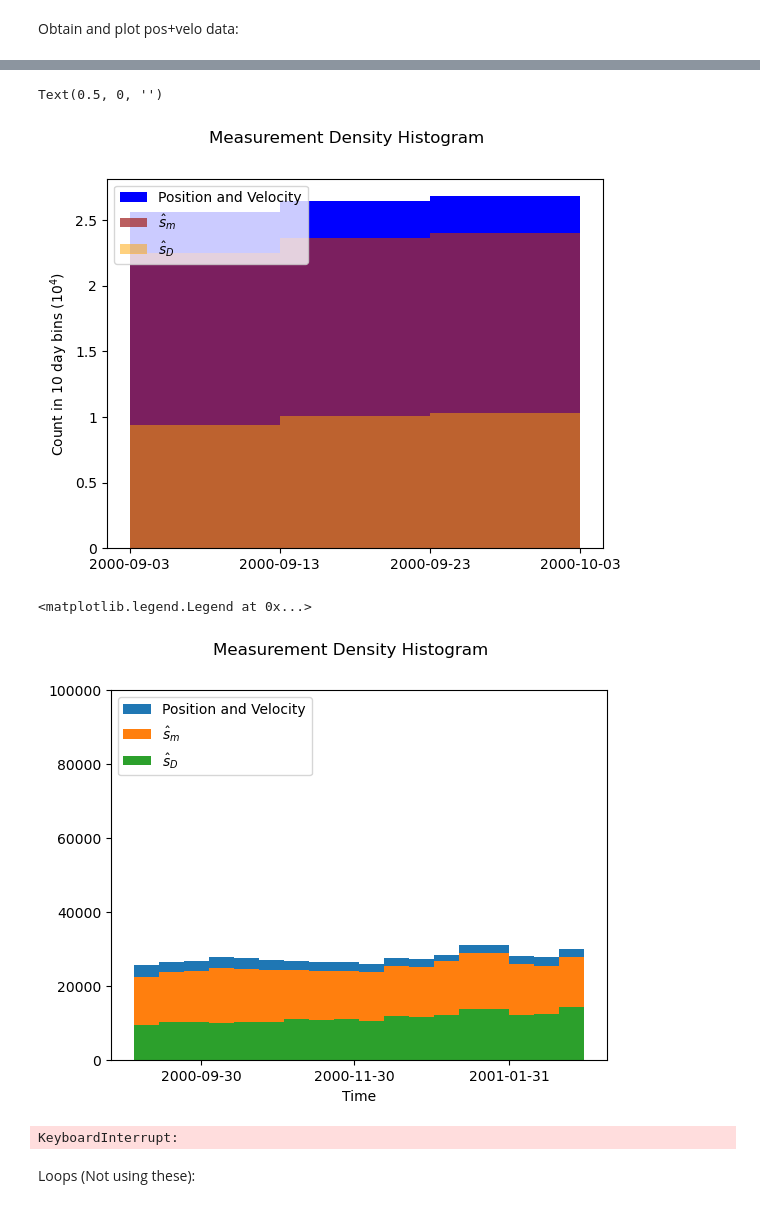
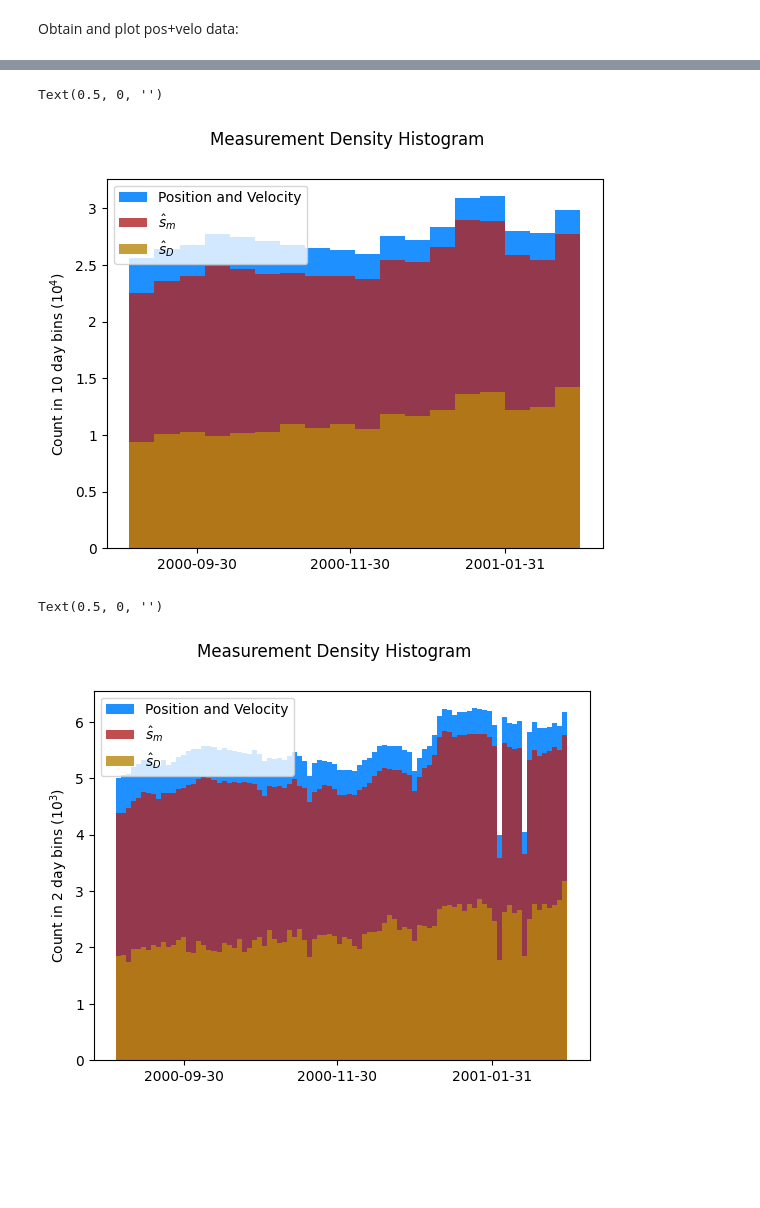
Before and after one commit to Eli8131/First_Project_SE, a Jupyter notebook: Histogram.ipynb, the cells around one changed output, grey strips where cells are left out. Saved outputs shown, nothing was run; the diff lists cells and outputs as text; code cells hidden in the pictures; blank space fills up the shorter version.

```diff
--- a/Histogram.ipynb
+++ b/Histogram.ipynb
@@ -51,5 +49,5 @@ Data variables: (12/53)
 Obtain and plot SST Data:
 # %%
 bin1 = '2000-09-03'
-bin2 = '2000-10-03'
+bin2 = '2001-03-03'
 # %%
@@ -129,11 +111,11 @@ dvn = data_subset_vn['time'].plot.hist(xticks = xticks, bins = bins, label = "Po
 # %%
-xticks = pd.date_range(bin1, bin2, freq= "10D") # xticks
+xticks = pd.date_range(bin1, bin2, freq= "2M") # xticks
 fig = plt.figure()
 ax = fig.add_subplot()
 bins = pd.date_range(bin1, bin2, freq= "10D")  # 10 day bins
-n, bins, patches = data_subset_vn['time'].plot.hist(xticks = xticks, bins = bins, label = "Position and Velocity", color = "blue")
-n1, bins1, patches1 = data_subset_sst['time'].plot.hist(xticks = xticks, bins = bins, label = "$\hat{s}$$_{m}$", color = "brown", alpha = 0.75)
-n2, bins2, batches2 = data_subset_sst2['time'].plot.hist(xticks = xticks, bins = bins, label = "$\hat{s}$$_{D}$", color = "orange", alpha = 0.5)
+data_subset_vn['time'].plot.hist(xticks = xticks, bins = bins, label = "Position and Velocity", color = "dodgerblue")
+data_subset_sst['time'].plot.hist(xticks = xticks, bins = bins, label = "$\hat{s}$$_{m}$", color = "firebrick", alpha = 0.8)
+data_subset_sst2['time'].plot.hist(xticks = xticks, bins = bins, label = "$\hat{s}$$_{D}$", color = "darkgoldenrod", alpha = 0.8)
 scale_y = 1e4
 ticks_y = ticker.FuncFormatter(lambda x, pos: '{0:g}'.format(x/scale_y)) # scale y-axis
 ax.yaxis.set_major_formatter(ticks_y)
@@ -143,23 +125,22 @@ ax.set_ylabel("Count in 10 day bins (10$^4$)")
 ax.set_xlabel("")
 # %% [output]
 Text(0.5, 0, '')
-[figure, old version]
+[figure, new version]
 # %%
-xticks = pd.date_range(bin1, bin2, freq= "2M") #
-bins = pd.date_range(bin1, bin2, freq= "10D")  # 10 day bins
-n, bins, patches = data_subset_vn['time'].plot.hist(xticks = xticks, bins = bins, label = "Position and Velocity")
-n1, bins1, patches1 = data_subset_sst['time'].plot.hist(xticks = xticks, bins = bins, label = "$\hat{s}$$_{m}$")
-n2, bins2, batches2 = data_subset_sst2['time'].plot.hist(xticks = xticks, bins = bins, label = "$\hat{s}$$_{D}$")
+xticks = pd.date_range(bin1, bin2, freq= "2M") # xticks
+fig = plt.figure()
+ax = fig.add_subplot()
+bins = pd.date_range(bin1, bin2, freq= "2D")  # 10 day bins
+data_subset_vn['time'].plot.hist(xticks = xticks, bins = bins, label = "Position and Velocity", color = "dodgerblue")
+data_subset_sst['time'].plot.hist(xticks = xticks, bins = bins, label = "$\hat{s}$$_{m}$", color = "firebrick", alpha = 0.8)
+data_subset_sst2['time'].plot.hist(xticks = xticks, bins = bins, label = "$\hat{s}$$_{D}$", color = "darkgoldenrod", alpha = 0.8)
+scale_y = 1e3
+ticks_y = ticker.FuncFormatter(lambda x, pos: '{0:g}'.format(x/scale_y)) # scale y-axis
+ax.yaxis.set_major_formatter(ticks_y)
 plt.suptitle("Measurement Density Histogram")
 plt.legend(loc='upper left')
+ax.set_ylabel("Count in 2 day bins (10$^3$)")
+ax.set_xlabel("")
 # %% [output]
-<matplotlib.legend.Legend at 0x...>
+Text(0.5, 0, '')
-[figure, old version]
+[figure, new version]
-# %%
-datavn = ds.vn
-np.histogram(ds.vn.values)
-a = np.histogram(ds.vn, 100, (-1, 1))
-# %% [output]
-KeyboardInterrupt:
-# %% [markdown]
-Loops (Not using these):
```
Also changed, not shown: parts of 15 cells of this notebook.
